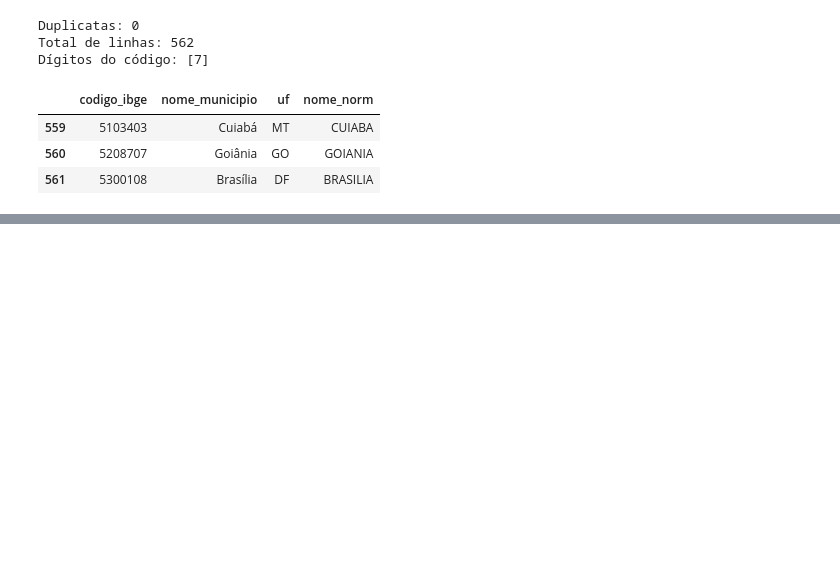
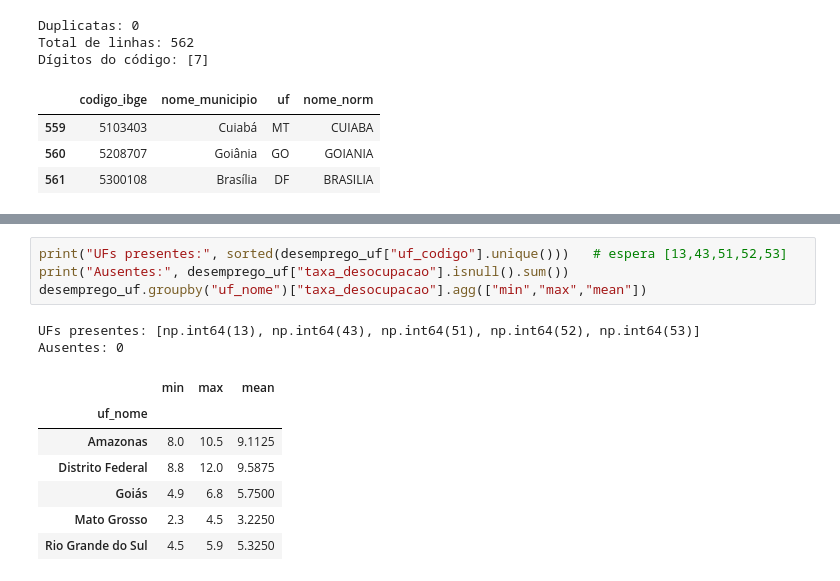
Before and after one commit to victorbaraunaAcad/crise-saude-ufam, a Jupyter notebook: coleta.ipynb, the cells around one changed output, grey strips where cells are left out. Drawn from its saved outputs; the diff is of its cells as text; blank space fills up the shorter version.

```diff
--- a/coleta.ipynb
+++ b/coleta.ipynb
@@ -146,0 +238,14 @@ fatal: unable to access 'https://github.com/victorbaraunaAcad/crise-saude-ufam.g
+# %%
+print("UFs presentes:", sorted(desemprego_uf["uf_codigo"].unique()))   # espera [13,43,51,52,53]
+print("Ausentes:", desemprego_uf["taxa_desocupacao"].isnull().sum())
+desemprego_uf.groupby("uf_nome")["taxa_desocupacao"].agg(["min","max","mean"])
+# %% [output]
+UFs presentes: [np.int64(13), np.int64(43), np.int64(51), np.int64(52), np.int64(53)]
+Ausentes: 0
+|  | min | max | mean |
+| uf_nome |  |  |  |
+| Amazonas | 8.0 | 10.5 | 9.1125 |
+| Distrito Federal | 8.8 | 12.0 | 9.5875 |
+| Goiás | 4.9 | 6.8 | 5.7500 |
+| Mato Grosso | 2.3 | 4.5 | 3.2250 |
+| Rio Grande do Sul | 4.5 | 5.9 | 5.3250 |
```
Also changed, not shown: parts of 15 cells of this notebook.
